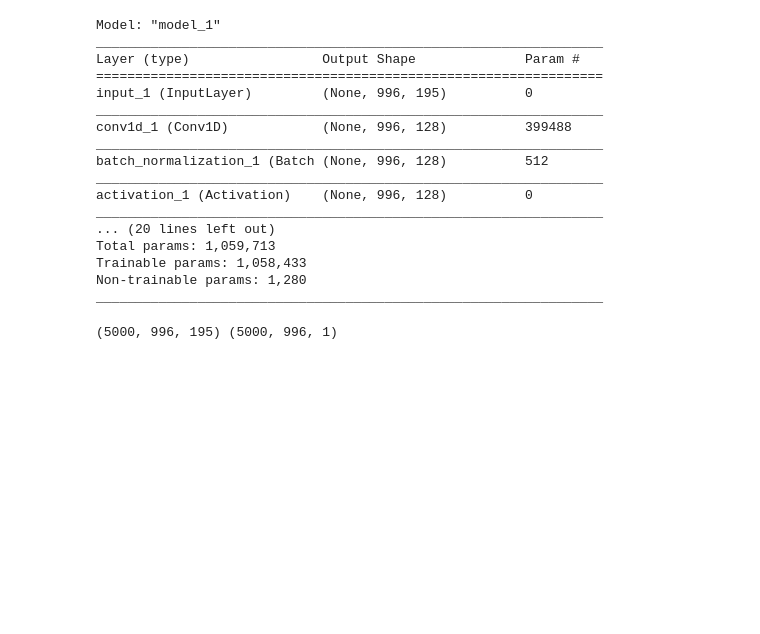
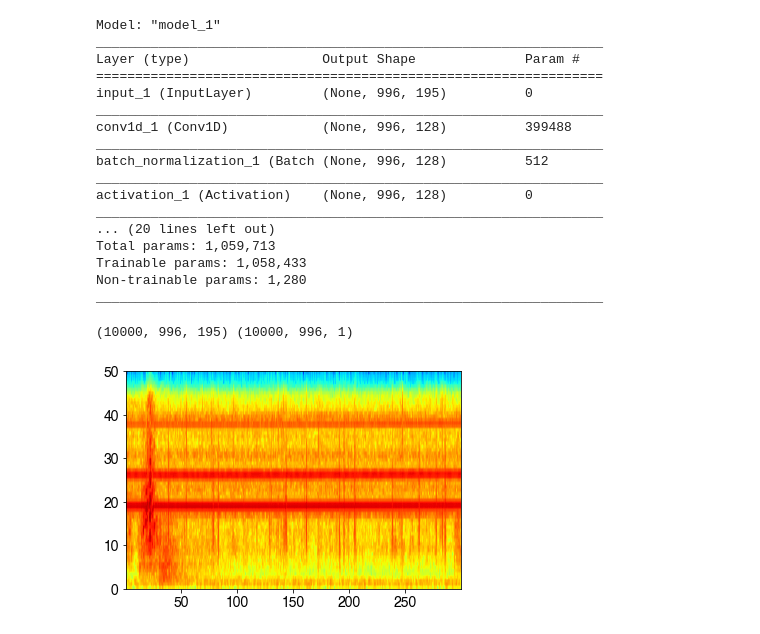
Before and after one commit to albertleonardo/Pn, a Jupyter notebook: numbertwo.ipynb, the cells around one changed output. Drawn from its saved outputs; the diff is of its cells as text; code cells hidden in the pictures; blank space fills up the shorter version.

```diff
--- a/numbertwo.ipynb
+++ b/numbertwo.ipynb
@@ -200,7 +200,7 @@ def load_multiple_spec(m):
     Loads m examples and concatenates them into an input and output tensor
     """
 
-    filenames = glob.glob('batch2/data*pkl')
+    filenames = glob.glob('batch3/data*pkl')
     randint   = np.random.randint(int(len(filenames)-m))
     filenames = filenames[randint:int(randint+m)]
 
@@ -215,7 +215,7 @@ def load_multiple_spec(m):
     return X,Y
 
 def load_multiple_spec_three(m):
-    filenames = glob.glob('batch2/data*pkl')
+    filenames = glob.glob('batch3/data*pkl')
     randint   = np.random.randint(int(len(filenames)-m))
     filenames = filenames[randint:int(randint+m)]
 
@@ -238,7 +238,8 @@ def plot_predictions(X_pred,Y_pred,preds):
     plt.subplot(211)
     plt.plot(Y_pred[randint,:],label='target')
     plt.plot(preds[randint,:],label='prediction')
-    plt.xlim(0,966)
+
+    plt.xlim(0,996)
     plt.legend()
 
     plt.subplot(212)
@@ -509,9 +429,10 @@ optim = Adam(lr=0.0001,beta_1=0.9,beta_2=0.999,decay=0.00001)
 model_three.compile(loss='binary_crossentropy', optimizer=optim, metrics=['binary_crossentropy'])
 # %%
-X_train_spec_three,Y_train_spec_three = load_multiple_spec_three(5000)
+X_train_spec_three,Y_train_spec_three = load_multiple_spec_three(10000)
 X_train_spec_three = np.swapaxes(X_train_spec_three,1,2)
 Y_train_spec_three = np.expand_dims(Y_train_spec_three,axis=2)
 print(X_train_spec_three.shape,Y_train_spec_three.shape)
 # %% [output]
-(5000, 996, 195) (5000, 996, 1)
+(10000, 996, 195) (10000, 996, 1)
+[figure, added]
 # %%
```
Also changed, not shown: parts of 21 cells of this notebook.
